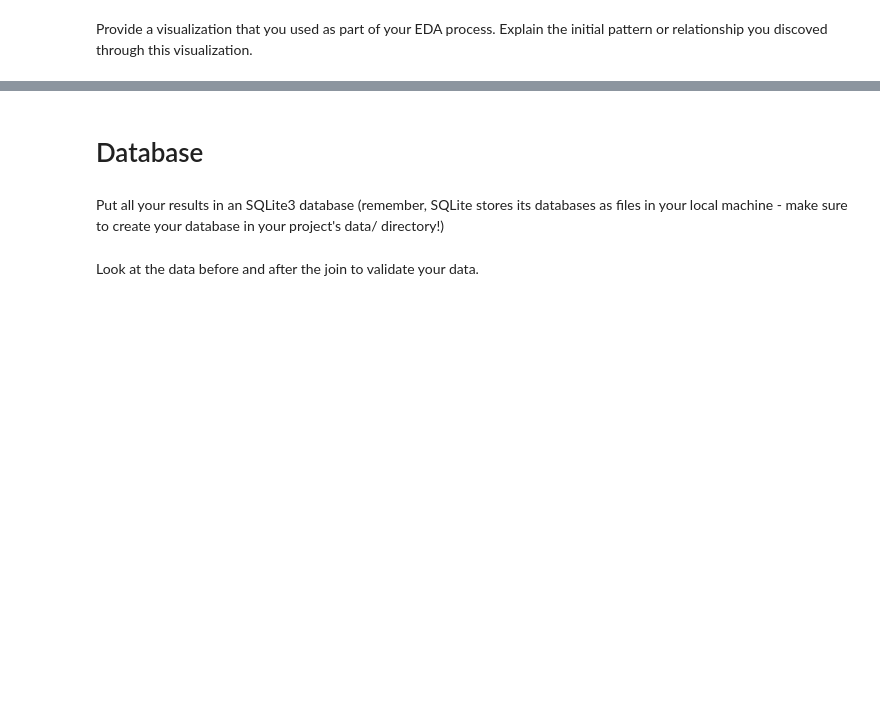
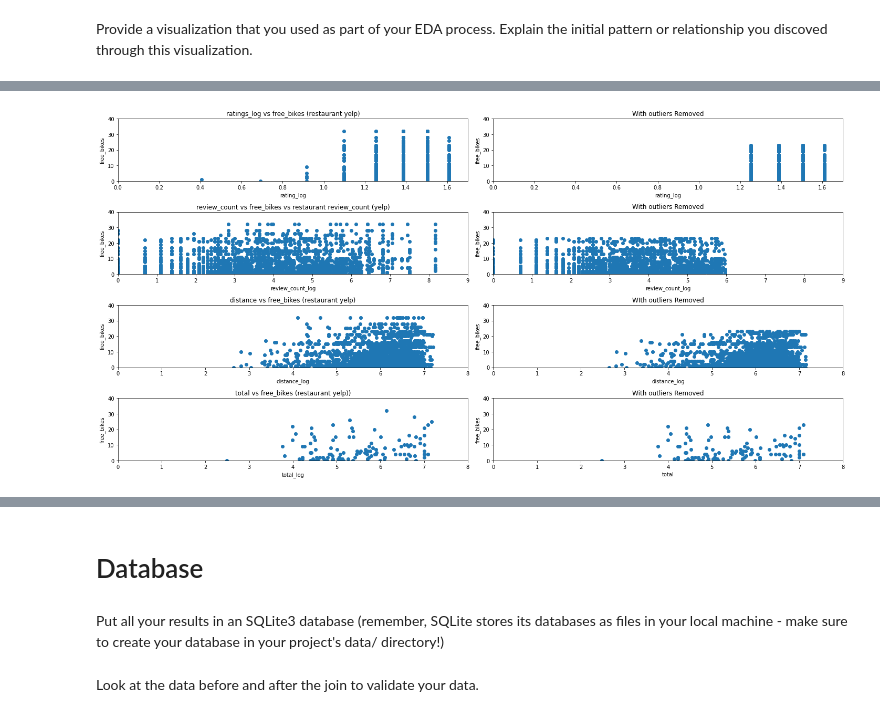
Before and after one commit to kansonc/Statistical-Modelling-Project, a Jupyter notebook: notebooks/joining_data.ipynb, the cells around one changed output, grey strips where cells are left out. Drawn from its saved outputs; the diff is of its cells as text; code cells hidden in the pictures; blank space fills up the shorter version.

```diff
--- a/notebooks/joining_data.ipynb
+++ b/notebooks/joining_data.ipynb
@@ -74,0 +280,91 @@ plt.show()
+# %%
+# Transforming the X Data by log
+bs_quant_log_df = bs_quant_df
+bs_quant_log_clean_df = bs_quant_clean_df
+bs_total_log_clean_df = bs_total_clean_df
+bs_total_log_df = bs_total_df
+
+# Clean data for log transformation
+bs_quant_log_df = bs_quant_log_df[bs_quant_log_df['review_count'] > 0]
+bs_quant_log_clean_df = bs_quant_log_clean_df[bs_quant_log_clean_df['review_count'] > 0]
+
+# Transform the data
+bs_quant_log_df['rating_log'] = np.log(bs_quant_log_df['rating'])
+bs_quant_log_clean_df['rating_log'] = np.log(bs_quant_log_clean_df['rating'])
+bs_quant_log_df['distance_log'] = np.log(bs_quant_log_df['distance'])
+bs_quant_log_clean_df['distance_log'] = np.log(bs_quant_log_clean_df['distance'])
+bs_quant_log_df['review_count_log'] = np.log(bs_quant_log_df['review_count'])
+bs_quant_log_clean_df['review_count_log'] = np.log(bs_quant_log_clean_df['review_count'])
+bs_total_log_df['total_log'] = np.log(bs_total_log_df['total'])
+bs_total_log_clean_df['total_log']= np.log(bs_total_log_clean_df['total'])
+
+# Plot the Transformation
+
+# Set Plot Dimensions
+fig, axes = plt.subplots(nrows=4, ncols=2, figsize=(20, 10))
+
+# Plot rating
+axes[0][0].scatter(bs_quant_log_df['rating_log'], bs_quant_log_df['free_bikes'])
+axes[0][0].set_xlabel('rating_log')
+axes[0][0].set_ylabel('free_bikes')
+axes[0][0].set_title('ratings_log vs free_bikes (restaurant yelp)')
+axes[0][0].set_xlim(0,1.7)
+axes[0][0].set_ylim(0,40)
+
+axes[0][1].scatter(bs_quant_log_clean_df['rating_log'], bs_quant_log_clean_df['free_bikes'])
+axes[0][1].set_xlabel('rating_log')
+axes[0][1].set_ylabel('free_bikes')
+axes[0][1].set_title('With outliers Removed')
+axes[0][1].set_xlim(0,1.7)
+axes[0][1].set_ylim(0,40)
+
+
+# Plot review_count
+axes[1][0].scatter(bs_quant_log_df['review_count_log'], bs_quant_log_df['free_bikes'])
+axes[1][0].set_xlabel('review_count_log')
+axes[1][0].set_ylabel('free_bikes')
+axes[1][0].set_title('review_count_log vs free_bikes vs restaurant review_count (yelp)')
+axes[1][0].set_xlim(0,9)
+axes[1][0].set_ylim(0,40)
+
+axes[1][1].scatter(bs_quant_log_clean_df['review_count_log'], bs_quant_log_clean_df['free_bikes'])
+axes[1][1].set_xlabel('review_count_log')
+axes[1][1].set_ylabel('free_bikes')
+axes[1][1].set_title('With outliers Removed')
+axes[1][1].set_xlim(0,9)
+axes[1][1].set_ylim(0,40)
+
+# Plot distance
+axes[2][0].scatter(bs_quant_log_df['distance_log'], bs_quant_log_df['free_bikes'])
+axes[2][0].set_xlabel('distance_log')
+axes[2][0].set_ylabel('free_bikes')
+axes[2][0].set_title('distance_log vs free_bikes (restaurant yelp)')
+axes[2][0].set_xlim(0,8)
+axes[2][0].set_ylim(0,40)
+
+axes[2][1].scatter(bs_quant_log_clean_df['distance_log'], bs_quant_log_clean_df['free_bikes'])
+axes[2][1].set_xlabel('distance_log')
+axes[2][1].set_ylabel('free_bikes')
+axes[2][1].set_title('WIth outliers Removed')
+axes[2][1].set_xlim(0,8)
+axes[2][1].set_ylim(0,40)
+
+# Plot total
+axes[3][0].scatter(bs_total_log_df['total_log'], bs_total_log_df['free_bikes'])
+axes[3][0].set_xlabel('total_log')
+axes[3][0].set_ylabel('free_bikes')
+axes[3][0].set_title('total_log vs free_bikes (restaurant yelp))')
+axes[3][0].set_xlim(0,8)
+axes[3][0].set_ylim(0,40)
+
+axes[3][1].scatter(bs_total_log_clean_df['total_log'], bs_total_log_clean_df['free_bikes'])
+axes[3][1].set_xlabel('total_log')
+axes[3][1].set_ylabel('free_bikes')
+axes[3][1].set_title('With outliers Removed')
+axes[3][1].set_xlim(0,8)
+axes[3][1].set_ylim(0,40)
+
+# Scatterplots
+plt.tight_layout()
+plt.show()
+# %% [output]
@@ -74,0 +386 @@ plt.show()
+[figure, added]
```
Also changed, not shown: parts of 23 cells of this notebook, 9 other files.
